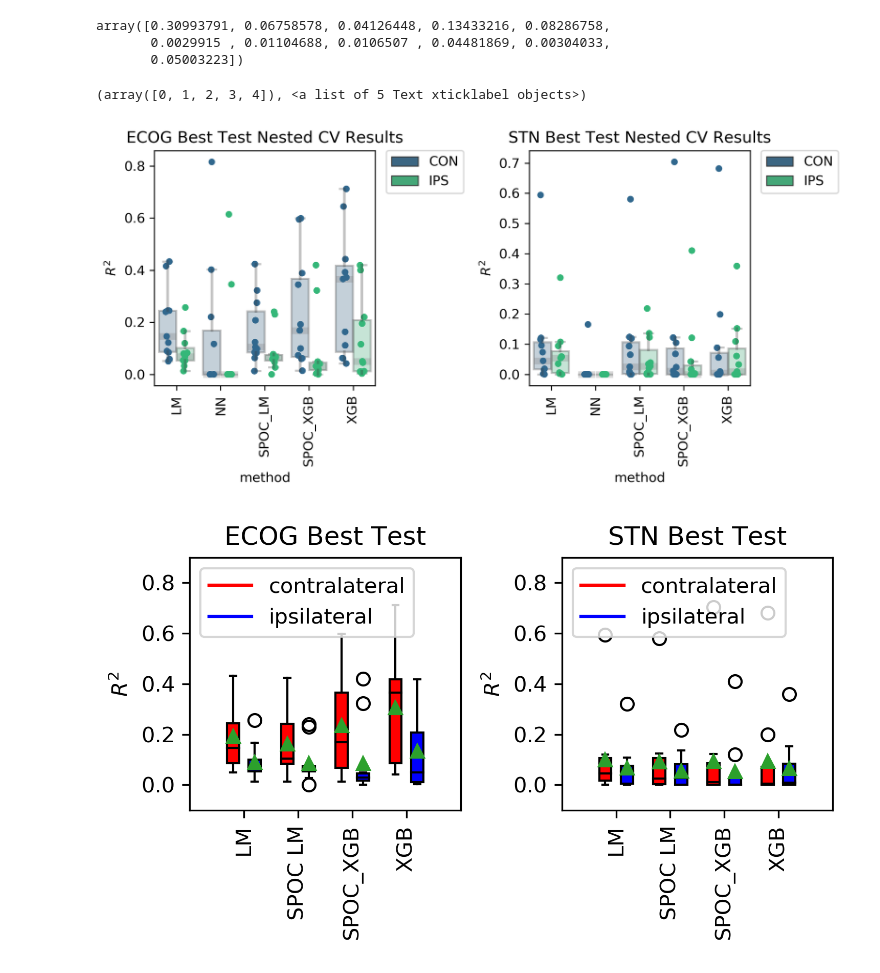
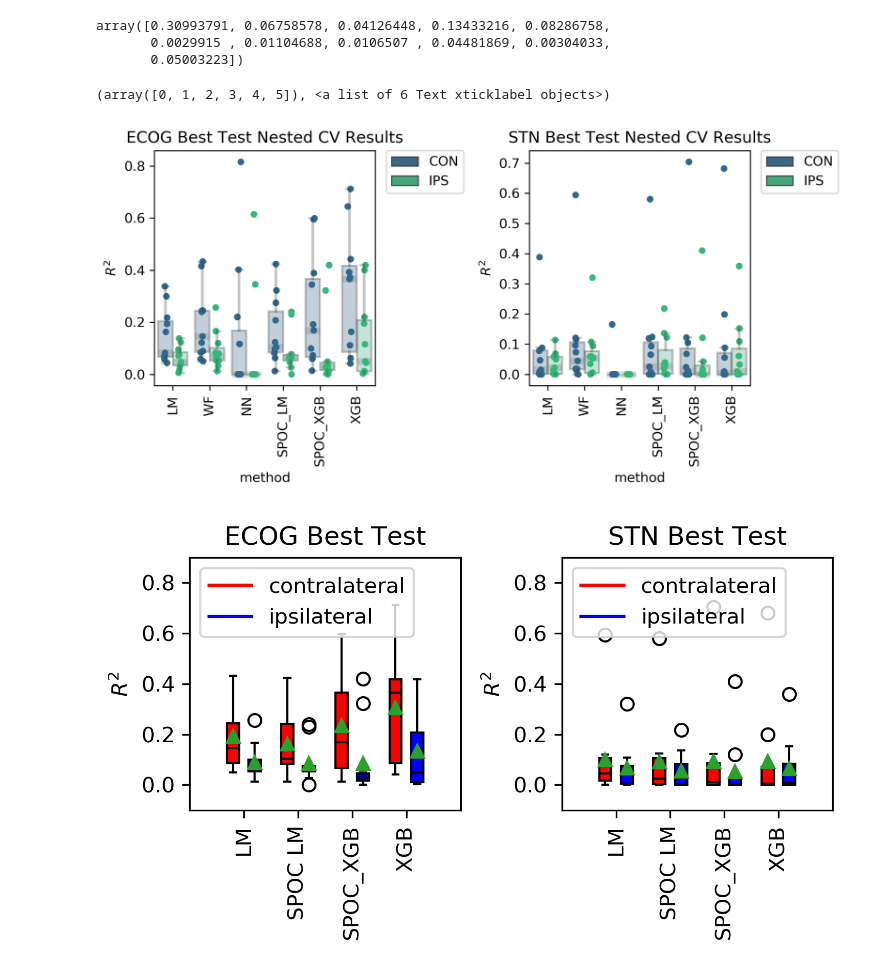
Before and after one commit to neuromodulation/icn, a Jupyter notebook: ECOG_vs_STN/Results_Analysis/Figure3.ipynb, the cells around one changed output. Cells and saved outputs as stored; diff of their text form; code cells hidden in the pictures.

```diff
--- a/ECOG_vs_STN/Results_Analysis/Figure3.ipynb
+++ b/ECOG_vs_STN/Results_Analysis/Figure3.ipynb
@@ -322,0 +325,2 @@ res_SPOC_XGB = get_res(os.path.join(PATH_BASE, "XGB_Out_SPoC"), all_=False, best
+# %%
+df_WF_T_concat = pd.read_pickle("df_WF_T_concat.p")
@@ -340,8 +348,14 @@ for meth_ in ["ECOG_CON", "ECOG_IPS", "STN_CON", "STN_IPS"]:
         df = df.append({r"$R^2$":res_XGB[meth_][sub_idx],"sub":sub,"loc":loc,"lat":lat,"method":"XGB"}, ignore_index=True)
         df = df.append({r"$R^2$":res_SPOC_XGB[meth_][sub_idx],"sub":sub,"loc":loc,"lat":lat,"method":"SPOC_XGB"}, ignore_index=True)
         df = df.append({r"$R^2$":res_SPOC_LM[meth_][sub_idx],"sub":sub,"loc":loc,"lat":lat,"method":"SPOC_LM"}, ignore_index=True)
-        df = df.append({r"$R^2$":res_LM[meth_][sub_idx],"sub":sub,"loc":loc,"lat":lat,"method":"LM"}, ignore_index=True)
+        df = df.append({r"$R^2$":res_LM[meth_][sub_idx],"sub":sub,"loc":loc,"lat":lat,"method":"WF"}, ignore_index=True)
         df = df.append({r"$R^2$":res_NN[meth_][sub_idx],"sub":sub,"loc":loc,"lat":lat,"method":"NN"}, ignore_index=True)
+
+        df = df.append({r"$R^2$": float(df_WF_T_concat[(df_WF_T_concat["Combined time lag [ms]"] == "[-100-0]") &
+                          (df_WF_T_concat["loc"] == loc) & (df_WF_T_concat["lat"] == lat)
+                                                & (df_WF_T_concat["patient"] == sub_idx)][r"$R^2$"]),
+                        "sub":sub,"loc":loc,"lat":lat,"method":"LM"
+                       }, ignore_index=True)
 # %%
 np.mean(np.array(res_XGB["ECOG_CON"]) - np.array(res_XGB["STN_CON"]))
 # %% [output]
@@ -374,7 +388,7 @@ array([0.30993791, 0.06758578, 0.04126448, 0.13433216, 0.08286758,
 alpha_box = 0.3
 plt.figure(figsize=(8,4), dpi=300)
 plt.subplot(121)
-sb.boxplot(x="method", y=r"$R^2$", hue="lat", order=["LM", "NN", "SPOC_LM", "SPOC_XGB","XGB"],
+sb.boxplot(x="method", y=r"$R^2$", hue="lat", order=["LM", "WF", "NN", "SPOC_LM", "SPOC_XGB","XGB"],
            data=df[df["loc"] == "ECOG"], palette="viridis",
            showmeans=False, boxprops=dict(alpha=alpha_box), showcaps=True, showbox=True,
            showfliers=False, notch=False,
@@ -382,40 +396,39 @@ sb.boxplot(x="method", y=r"$R^2$", hue="lat", order=["LM", "NN", "SPOC_LM", "SPO
            capprops={"alpha":alpha_box},
            medianprops=dict(linestyle='-.', linewidth=5, color="gray", alpha=alpha_box))
 
-
-ax = sb.stripplot(x="method", y=r"$R^2$", hue="lat", order=["LM", "NN", "SPOC_LM", "SPOC_XGB","XGB"],
+ax = sb.stripplot(x="method", y=r"$R^2$", hue="lat", order=["LM", "WF", "NN", "SPOC_LM", "SPOC_XGB","XGB"],
              data=df[df["loc"] == "ECOG"],palette="viridis", dodge=True, s=5)
 plt.xticks(rotation=90)
 
 # When creating the legend, only use the first two elements
 # to effectively remove the last two.
 handles, labels = ax.get_legend_handles_labels()
 l = plt.legend(handles[0:2], labels[0:2], bbox_to_anchor=(1.05, 1), loc=2, borderaxespad=0.)
 plt.title("ECOG Best Test Nested CV Results")
 plt.subplot(122)
-sb.boxplot(x="method", y=r"$R^2$", hue="lat", order=["LM", "NN", "SPOC_LM", "SPOC_XGB","XGB"],
+sb.boxplot(x="method", y=r"$R^2$", hue="lat", order=["LM", "WF", "NN", "SPOC_LM", "SPOC_XGB","XGB"],
            data=df[df["loc"] == "STN"], palette="viridis",
            showmeans=False, boxprops=dict(alpha=alpha_box), showcaps=True, showbox=True,
            showfliers=False, notch=False,
            whiskerprops={'linewidth':2, "zorder":10, "alpha":alpha_box},
            capprops={"alpha":alpha_box},
            medianprops=dict(linestyle='-.', linewidth=5, color="gray", alpha=alpha_box))
 
-ax = sb.stripplot(x="method", y=r"$R^2$", hue="lat", order=["LM", "NN", "SPOC_LM", "SPOC_XGB","XGB"],
+ax = sb.stripplot(x="method", y=r"$R^2$", hue="lat", order=["LM", "WF", "NN", "SPOC_LM", "SPOC_XGB","XGB"],
              data=df[df["loc"] == "STN"],palette="viridis", dodge=True, s=5)
 
 
 # When creating the legend, only use the first two elements
 # to effectively remove the last two.
 handles, labels = ax.get_legend_handles_labels()
 l = plt.legend(handles[0:2], labels[0:2], bbox_to_anchor=(1.05, 1), loc=2, borderaxespad=0.)
 plt.title("STN Best Test Nested CV Results")
 
 plt.tight_layout()
 plt.xticks(rotation=90)
 # %% [output]
-(array([0, 1, 2, 3, 4]), <a list of 5 Text xticklabel objects>)
+(array([0, 1, 2, 3, 4, 5]), <a list of 6 Text xticklabel objects>)
-[figure, old version]
+[figure, new version]
 # %%
 
 plt.figure(figsize=(5,3), dpi=300)
```
Also changed, not shown: parts of 2 cells of this notebook, 4 other files.
